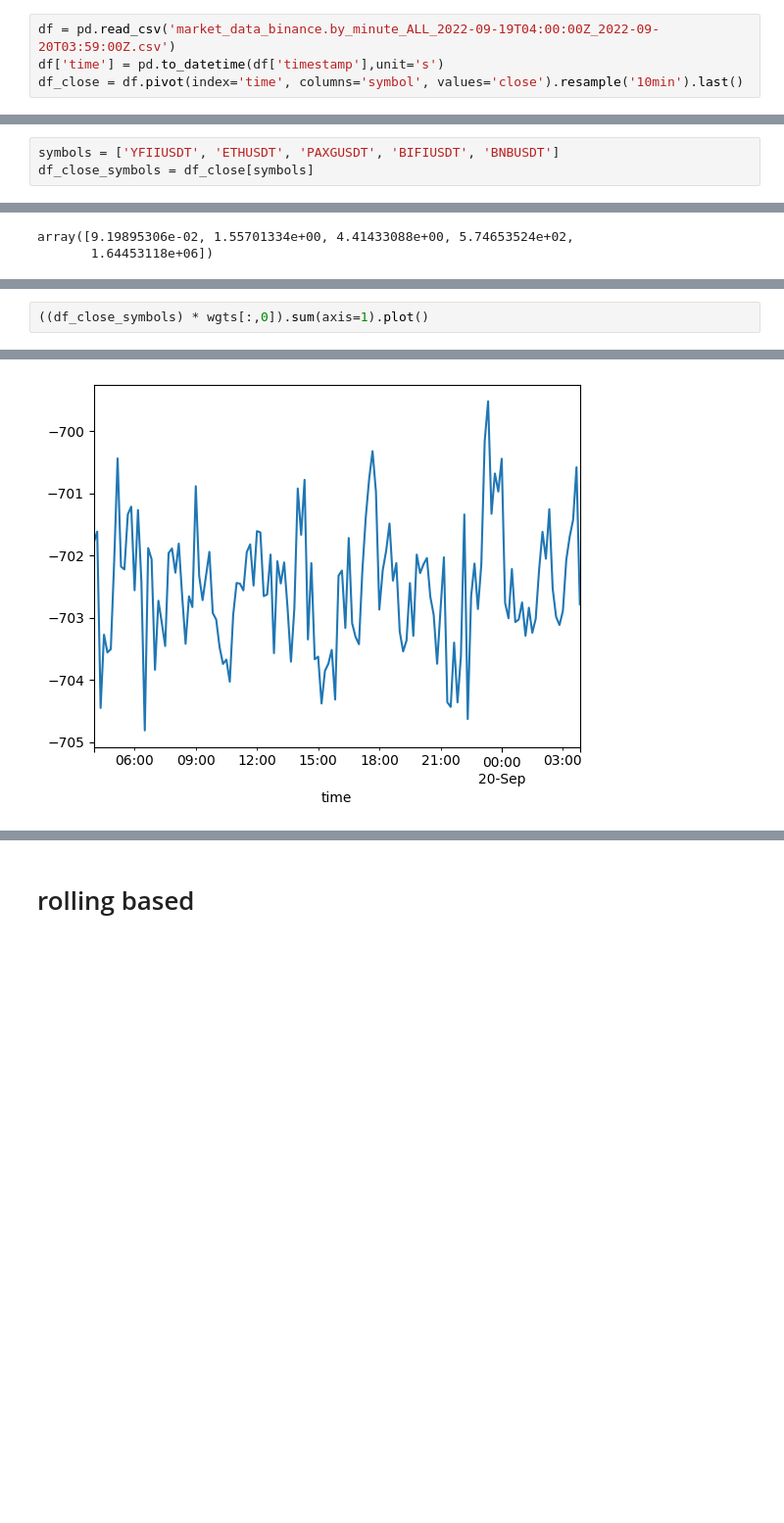
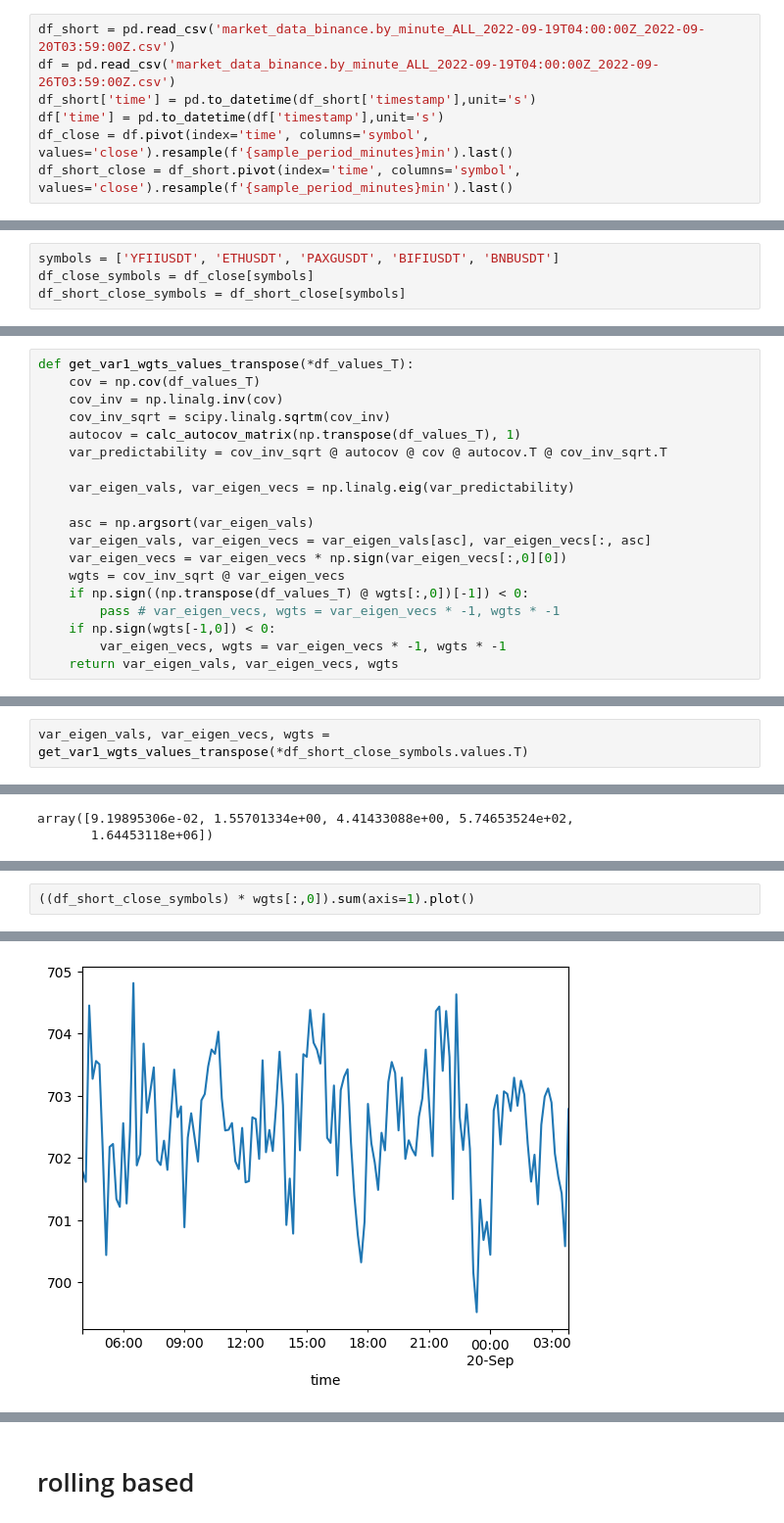
Before and after one commit to sculd/mean_reversal, a Jupyter notebook: var1.ipynb, the cells around one changed output, grey strips where cells are left out. Shown at 98% size. Cells and saved outputs as stored; diff of their text form; blank space fills up the shorter version.

```diff
--- a/var1.ipynb
+++ b/var1.ipynb
@@ -7,4 +10,7 @@ import matplotlib.pyplot as plt
 # %%
-df = pd.read_csv('market_data_binance.by_minute_ALL_2022-09-19T04:00:00Z_2022-09-20T03:59:00Z.csv')
+df_short = pd.read_csv('market_data_binance.by_minute_ALL_2022-09-19T04:00:00Z_2022-09-20T03:59:00Z.csv')
+df = pd.read_csv('market_data_binance.by_minute_ALL_2022-09-19T04:00:00Z_2022-09-26T03:59:00Z.csv')
+df_short['time'] = pd.to_datetime(df_short['timestamp'],unit='s')
 df['time'] = pd.to_datetime(df['timestamp'],unit='s')
-df_close = df.pivot(index='time', columns='symbol', values='close').resample('10min').last()
+df_close = df.pivot(index='time', columns='symbol', values='close').resample(f'{sample_period_minutes}min').last()
+df_short_close = df_short.pivot(index='time', columns='symbol', values='close').resample(f'{sample_period_minutes}min').last()
@@ -26,3 +32,4 @@ dtype: float64
 # %%
 symbols = ['YFIIUSDT', 'ETHUSDT', 'PAXGUSDT', 'BIFIUSDT', 'BNBUSDT']
 df_close_symbols = df_close[symbols]
+df_short_close_symbols = df_short_close[symbols]
@@ -110,3 +163,22 @@ def get_var1_wgts(df):
+# %%
+def get_var1_wgts_values_transpose(*df_values_T):
+    cov = np.cov(df_values_T)
+    cov_inv = np.linalg.inv(cov)
+    cov_inv_sqrt = scipy.linalg.sqrtm(cov_inv)
+    autocov = calc_autocov_matrix(np.transpose(df_values_T), 1)
+    var_predictability = cov_inv_sqrt @ autocov @ cov @ autocov.T @ cov_inv_sqrt.T
+
+    var_eigen_vals, var_eigen_vecs = np.linalg.eig(var_predictability)
+
+    asc = np.argsort(var_eigen_vals)
+    var_eigen_vals, var_eigen_vecs = var_eigen_vals[asc], var_eigen_vecs[:, asc]
+    var_eigen_vecs = var_eigen_vecs * np.sign(var_eigen_vecs[:,0][0])
+    wgts = cov_inv_sqrt @ var_eigen_vecs
+    if np.sign((np.transpose(df_values_T) @ wgts[:,0])[-1]) < 0:
+        pass # var_eigen_vecs, wgts = var_eigen_vecs * -1, wgts * -1
+    if np.sign(wgts[-1,0]) < 0:
+        var_eigen_vecs, wgts = var_eigen_vecs * -1, wgts * -1
+    return var_eigen_vals, var_eigen_vecs, wgts
 # %% [markdown]
 # Portfolio graphs
 # %%
@@ -114,3 +186,5 @@ var_eigen_vals, var_eigen_vecs, wgts = get_var1_wgts(df_close_symbols)
+# %%
+var_eigen_vals, var_eigen_vecs, wgts = get_var1_wgts_values_transpose(*df_short_close_symbols.values.T)
 # %%
 var_eigen_vals
 # %% [output]
@@ -136,6 +212,6 @@ print(wgts[:,-1])
 # %%
-((df_close_symbols) * wgts[:,0]).sum(axis=1).plot()
+((df_short_close_symbols) * wgts[:,0]).sum(axis=1).plot()
 # %% [output]
 <Axes: xlabel='time'>
-[figure, old version]
+[figure, new version]
 # %%
```
Also changed, not shown: parts of 45 cells of this notebook, 1 other file.
